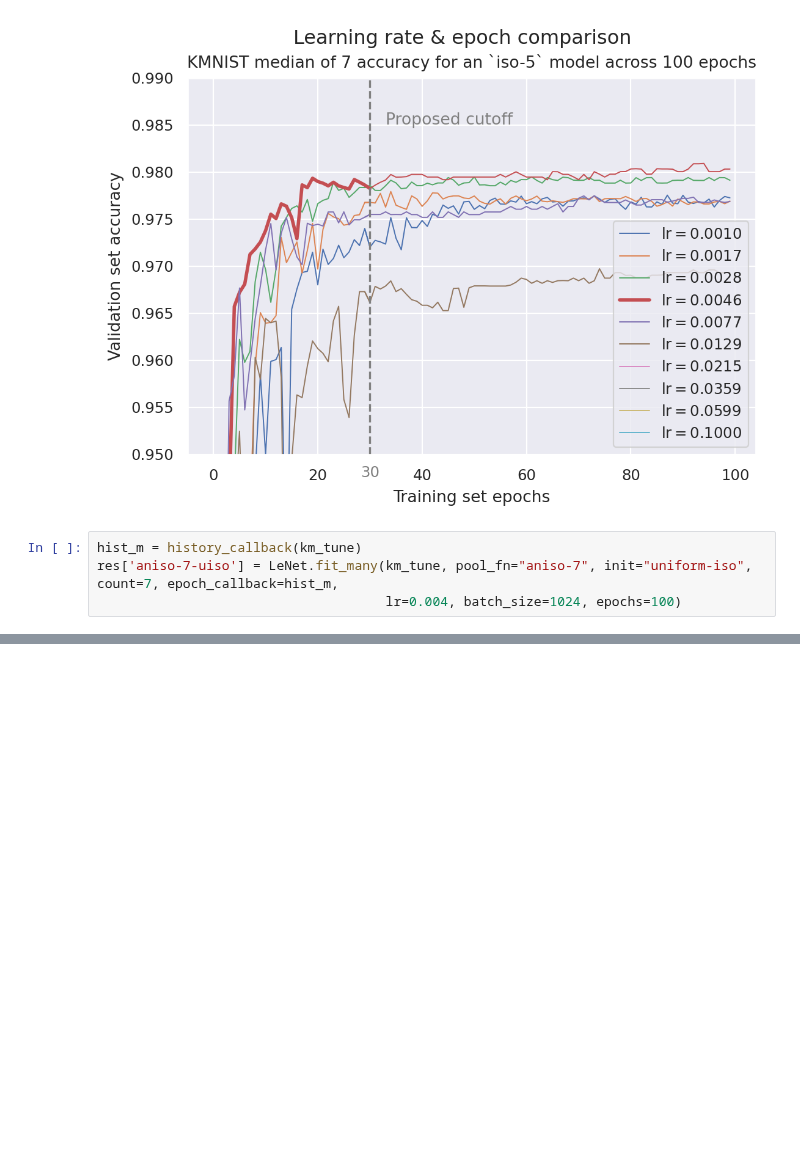
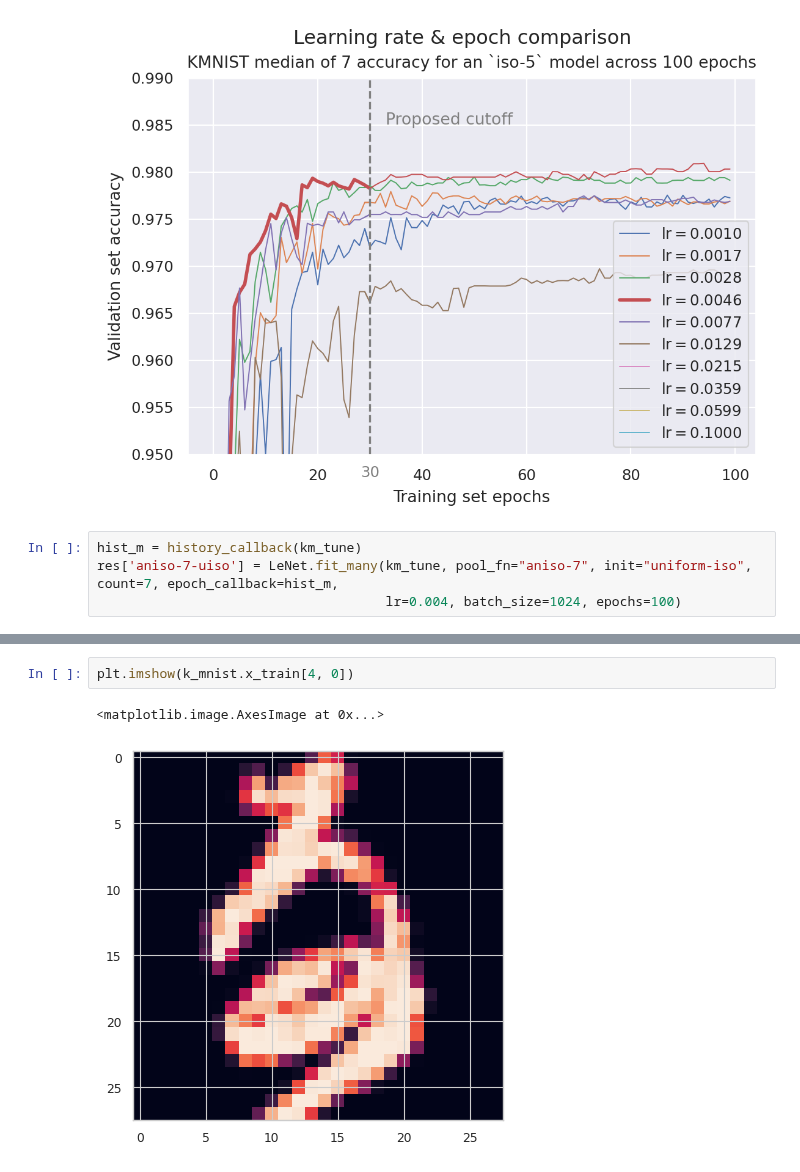
Before and after one commit to p-adema/quadratic-conv, a Jupyter notebook: scratch/training_check.ipynb, the cells around one changed output, grey strips where cells are left out. Cells and saved outputs as stored; diff of their text form; blank space fills up the shorter version.

```diff
--- a/scratch/training_check.ipynb
+++ b/scratch/training_check.ipynb
@@ -333,0 +348,5 @@ res['aniso-7-uiso'] = LeNet.fit_many(km_tune, pool_fn="aniso-7", init="uniform-i
+# %%
+plt.imshow(k_mnist.x_train[4, 0])
+# %% [output]
+<matplotlib.image.AxesImage at 0x...>
+[figure, added]
```
Also changed, not shown: parts of 9 cells of this notebook, 32 other files.
